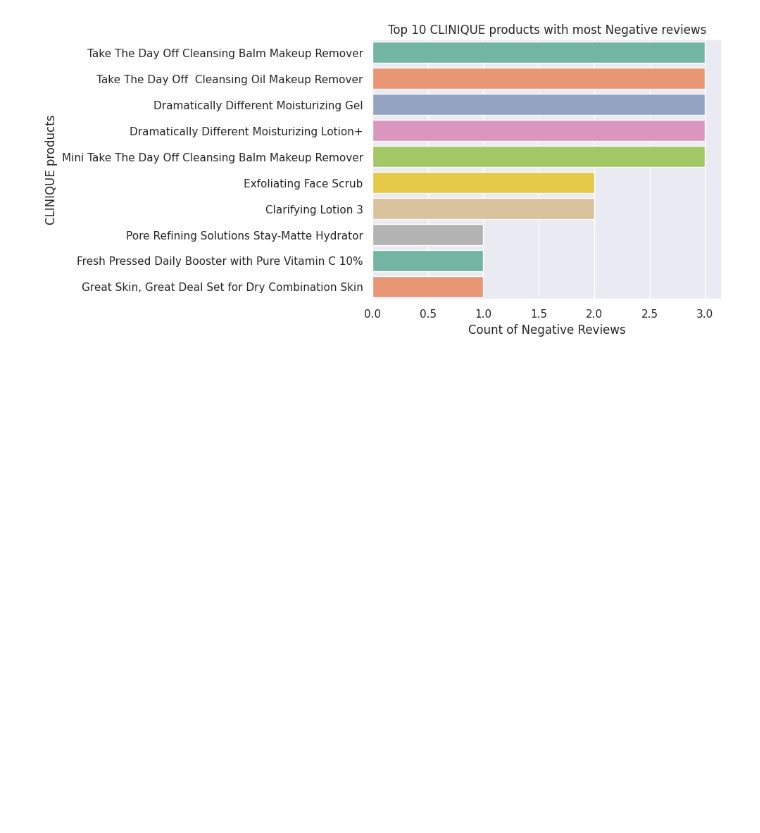
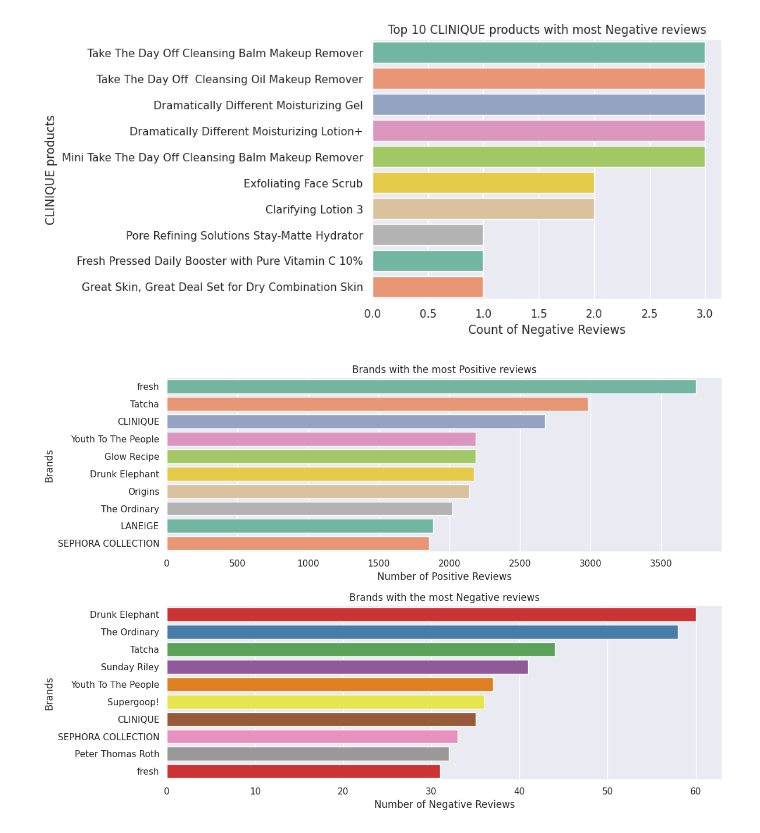
Before and after one commit to aksanaboo/sephora, a Jupyter notebook: SephoraEDApart2.ipynb, the cells around one changed output. Drawn from its saved outputs; the diff is of its cells as text; code cells hidden in the pictures; blank space fills up the shorter version.

```diff
--- a/SephoraEDApart2.ipynb
+++ b/SephoraEDApart2.ipynb
@@ -406,3 +407,15 @@ plt.title('Top 10 CLINIQUE products with most Negative reviews')
 plt.show()
 # %% [output]
 [figure]
+# %%
+brand_grp_pos = rev['sentiment_overall'] == 'Positive 😊'
+brand_grp_neg = rev['sentiment_overall'] == 'Negative 😠'
+# %%
+brand_grp_pos = rev[brand_grp_pos]
+brand_grp_neg = rev[brand_grp_neg]
+# %%
+brand_positive = brand_grp_pos['brand_name'].value_counts().reset_index()
+brand_negative = brand_grp_neg['brand_name'].value_counts().reset_index()
+# %%
+brand_positive.rename(columns={'index':'brand_name','brand_name':'Count'},inplace=True)
+brand_negative.rename(columns={'index':'brand_name','brand_name':'Count'},inplace=True)
@@ -408,0 +424,20 @@ plt.show()
+# %%
+fig, axes = plt.subplots(2, 1, figsize=(12, 8))
+
+#first subplot brand_positve
+sns.barplot(x=brand_positive['Count'][:10],y=brand_positive['brand_name'][:10],palette='Set2', ax=axes[0])
+axes[0].set_title('Brands with the most Positive reviews')
+axes[0].set_xlabel('Number of Positive Reviews')
+axes[0].set_ylabel('Brands')
+
+
+#Second subplot brand_negative
+sns.barplot(x=brand_negative['Count'][:10],y=brand_negative['brand_name'][:10],palette='Set1', ax=axes[1])
+axes[1].set_title('Brands with the most Negative reviews')
+axes[1].set_xlabel('Number of Negative Reviews')
+axes[1].set_ylabel('Brands')
+
+plt.tight_layout()
+plt.show()
+# %% [output]
+[figure, added]
```
Also changed, not shown: parts of 6 cells of this notebook.
